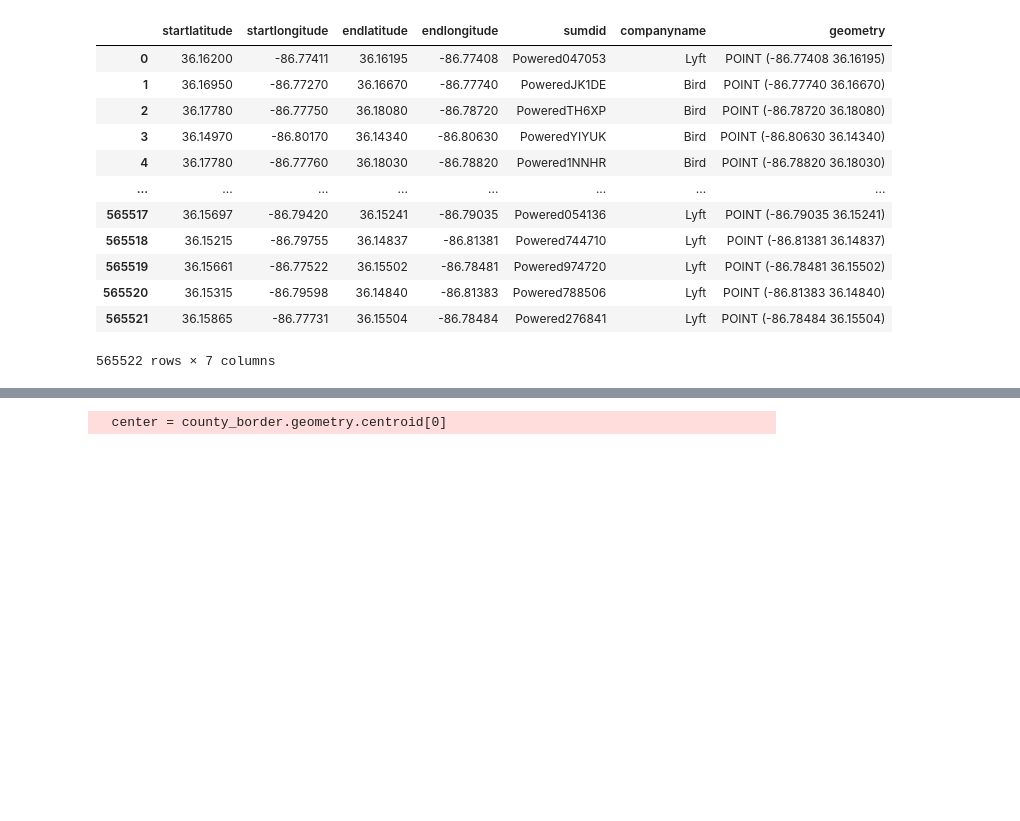
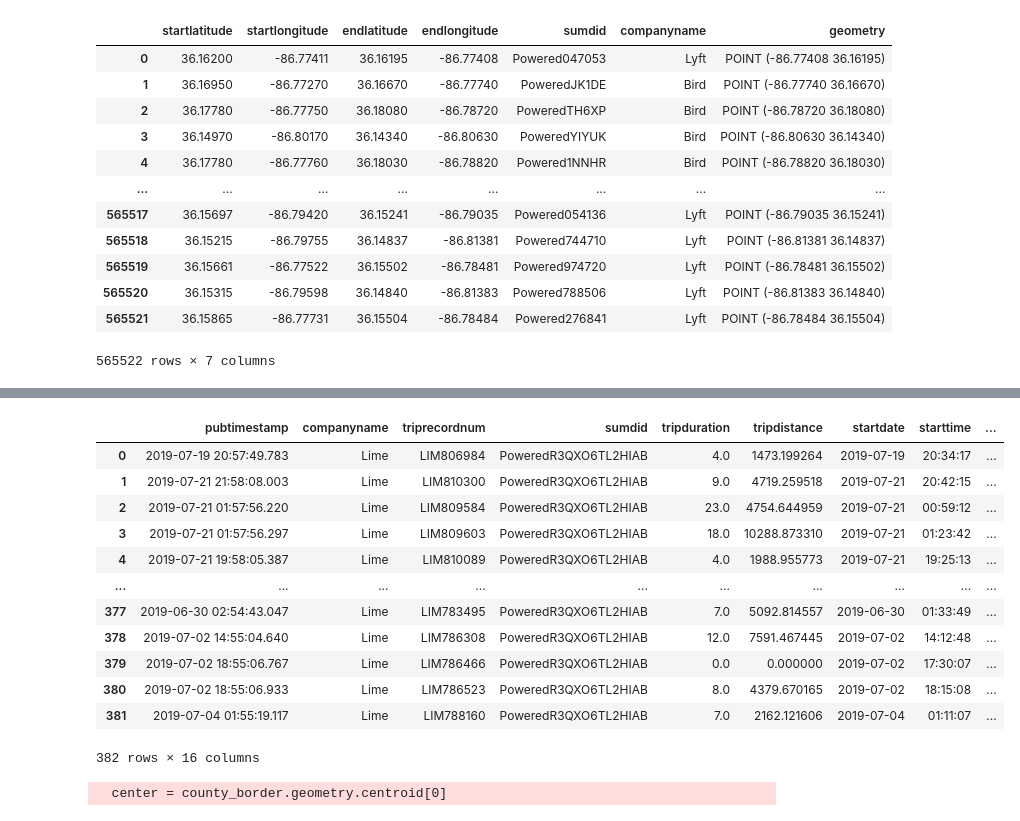
Before and after one commit to NSS-Full-Time-Data-Analytics-11/nashville-scooters-bently, a Jupyter notebook: Untitled.ipynb, the cells around one changed output, grey strips where cells are left out. Drawn from its saved outputs; the diff is of its cells as text; code cells hidden in the pictures; blank space fills up the shorter version.

```diff
--- a/Untitled.ipynb
+++ b/Untitled.ipynb
@@ -361,3 +224,15 @@ end_gpd_loc
 | 565520 | 36.15315 | -86.79598 | 36.14840 | -86.81383 | Powered788506 | Lyft | POINT (-86.81383 36.14840) |
 | 565521 | 36.15865 | -86.77731 | 36.15504 | -86.78484 | Powered276841 | Lyft | POINT (-86.78484 36.15504) |
 565522 rows × 7 columns
+# %%
+top_1k = '''
+SELECT COUNT(triprecordnum) AS trips,
+       sumdid
+FROM trips
+WHERE startlatitude IS NOT NULL
+GROUP BY sumdid
+ORDER BY trips DESC
+LIMIT(1000)
+'''
+with engine.connect() as connection:
+    top_thousand = pd.read_sql(text(top_1k),con = connection)
@@ -364,3 +255,27 @@ end_gpd_loc
+# %%
+unknown_sc = '''
+SELECT *
+FROM trips
+WHERE sumdid = 'PoweredR3QXO6TL2HIAB'
+'''
+with engine.connect() as connection:
+    unknown = pd.read_sql(text(unknown_sc),con = connection)
+# %%
+unknown
+# %% [output]
+|  | pubtimestamp | companyname | triprecordnum | sumdid | tripduration | tripdistance | startdate | starttime | ... |
+| 0 | 2019-07-19 20:57:49.783 | Lime | LIM806984 | PoweredR3QXO6TL2HIAB | 4.0 | 1473.199264 | 2019-07-19 | 20:34:17 | ... |
+| 1 | 2019-07-21 21:58:08.003 | Lime | LIM810300 | PoweredR3QXO6TL2HIAB | 9.0 | 4719.259518 | 2019-07-21 | 20:42:15 | ... |
+| 2 | 2019-07-21 01:57:56.220 | Lime | LIM809584 | PoweredR3QXO6TL2HIAB | 23.0 | 4754.644959 | 2019-07-21 | 00:59:12 | ... |
+| 3 | 2019-07-21 01:57:56.297 | Lime | LIM809603 | PoweredR3QXO6TL2HIAB | 18.0 | 10288.873310 | 2019-07-21 | 01:23:42 | ... |
+| 4 | 2019-07-21 19:58:05.387 | Lime | LIM810089 | PoweredR3QXO6TL2HIAB | 4.0 | 1988.955773 | 2019-07-21 | 19:25:13 | ... |
+| ... | ... | ... | ... | ... | ... | ... | ... | ... | ... |
+| 377 | 2019-06-30 02:54:43.047 | Lime | LIM783495 | PoweredR3QXO6TL2HIAB | 7.0 | 5092.814557 | 2019-06-30 | 01:33:49 | ... |
+| 378 | 2019-07-02 14:55:04.640 | Lime | LIM786308 | PoweredR3QXO6TL2HIAB | 12.0 | 7591.467445 | 2019-07-02 | 14:12:48 | ... |
+| 379 | 2019-07-02 18:55:06.767 | Lime | LIM786466 | PoweredR3QXO6TL2HIAB | 0.0 | 0.000000 | 2019-07-02 | 17:30:07 | ... |
+| 380 | 2019-07-02 18:55:06.933 | Lime | LIM786523 | PoweredR3QXO6TL2HIAB | 8.0 | 4379.670165 | 2019-07-02 | 18:15:08 | ... |
+| 381 | 2019-07-04 01:55:19.117 | Lime | LIM788160 | PoweredR3QXO6TL2HIAB | 7.0 | 2162.121606 | 2019-07-04 | 01:11:07 | ... |
+382 rows × 16 columns
 # %%
 county_border = gpd.read_file('../nashville-scooters-bently/countyborder.geojson')
 # %%
```
Also changed, not shown: parts of 49 cells of this notebook.
